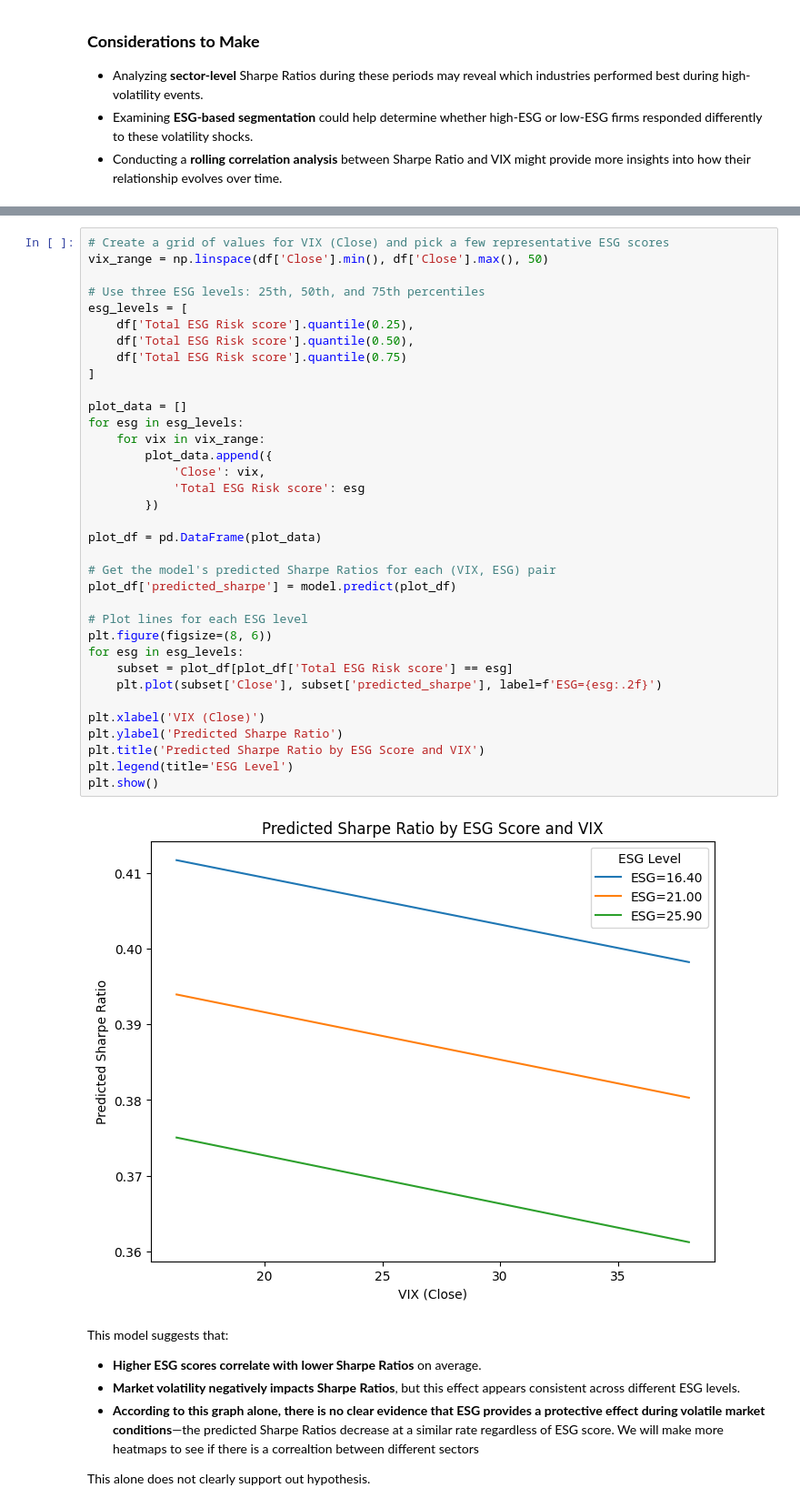
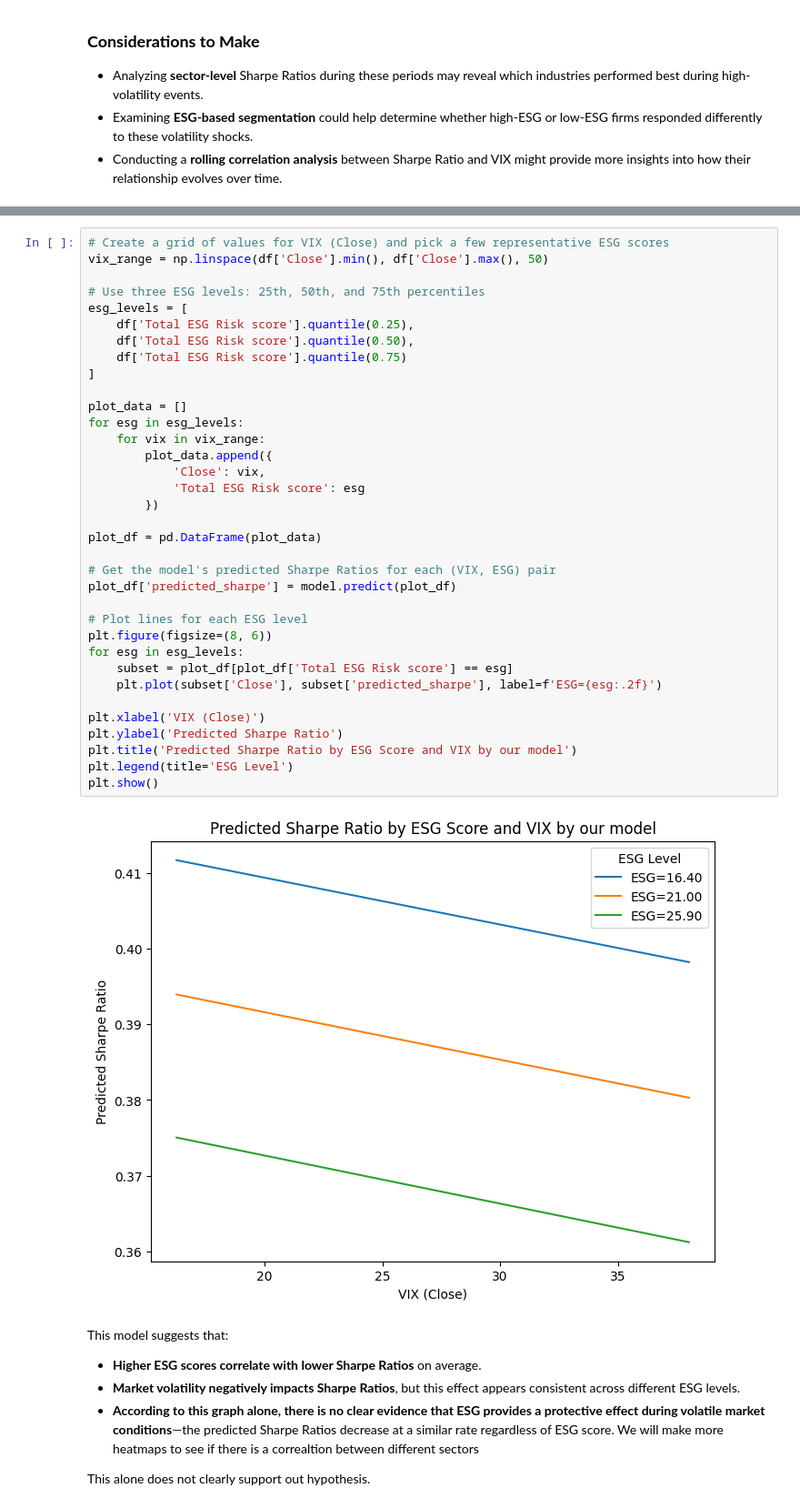
Before and after one commit to navanni/WI25_Portfolio, a Jupyter notebook: FinalProject_Group145_WI25.ipynb, the cells around one changed output, grey strips where cells are left out. Shown at 91% size. Cells and saved outputs as stored; diff of their text form.

Commit message:
plot title update

```diff
--- a/FinalProject_Group145_WI25.ipynb
+++ b/FinalProject_Group145_WI25.ipynb
@@ -946,35 +946,35 @@ vix_range = np.linspace(df['Close'].min(), df['Close'].max(), 50)
 esg_levels = [
     df['Total ESG Risk score'].quantile(0.25),
     df['Total ESG Risk score'].quantile(0.50),
     df['Total ESG Risk score'].quantile(0.75)
 ]
 
 plot_data = []
 for esg in esg_levels:
     for vix in vix_range:
         plot_data.append({
             'Close': vix,
             'Total ESG Risk score': esg
         })
 
 plot_df = pd.DataFrame(plot_data)
 
 # Get the model's predicted Sharpe Ratios for each (VIX, ESG) pair
 plot_df['predicted_sharpe'] = model.predict(plot_df)
 
 # Plot lines for each ESG level
 plt.figure(figsize=(8, 6))
 for esg in esg_levels:
     subset = plot_df[plot_df['Total ESG Risk score'] == esg]
     plt.plot(subset['Close'], subset['predicted_sharpe'], label=f'ESG={esg:.2f}')
 
 plt.xlabel('VIX (Close)')
 plt.ylabel('Predicted Sharpe Ratio')
-plt.title('Predicted Sharpe Ratio by ESG Score and VIX')
+plt.title('Predicted Sharpe Ratio by ESG Score and VIX by our model')
 plt.legend(title='ESG Level')
 plt.show()
 # %% [output]
-[figure, old version]
+[figure, new version]
 # %% [markdown]
 This model suggests that:
 - **Higher ESG scores correlate with lower Sharpe Ratios** on average.
```
